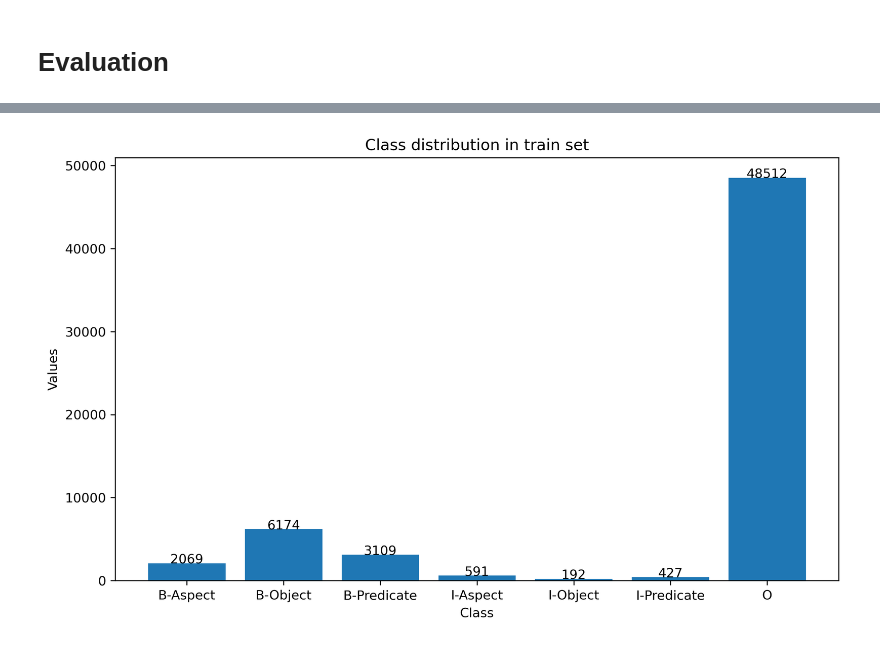
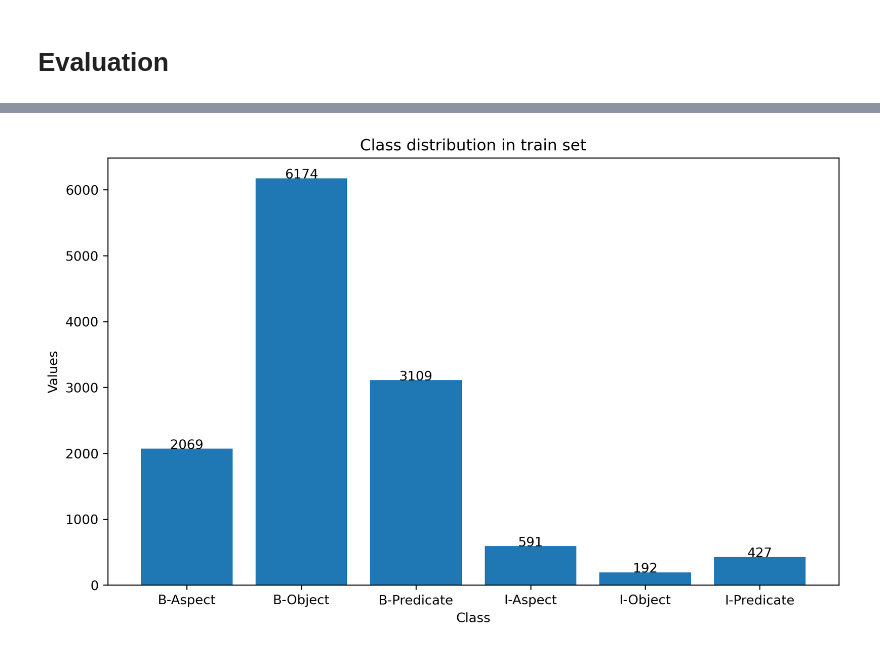
Before and after one commit to sherkidanil/DPO_Intro2NLP, a Jupyter notebook: HW materials/semantic-role-labelling/baseline.ipynb, the cells around one changed output, grey strips where cells are left out. Saved outputs shown, nothing was run; the diff lists cells and outputs as text; code cells hidden in the pictures.

```diff
--- a/HW materials/semantic-role-labelling/baseline.ipynb
+++ b/HW materials/semantic-role-labelling/baseline.ipynb
@@ -255,17 +266,17 @@ Strict подход требует, чтобы все классы были пр
 # %%
 # Check the dataset imbalanced or not
 
 import numpy as np
 dist = np.unique(np.concatenate(np.array(training_data)[:,1]), return_counts = True)
 labels, values = dist
 
 plt.figure(figsize=(10, 6), dpi = 300)
-plt.bar(labels, values)
+plt.bar(labels[:-1], values[:-1])
 plt.xlabel('Class')
 plt.ylabel('Values')
 plt.title('Class distribution in train set')
-for i, value in enumerate(values):
+for i, value in enumerate(values[:-1]):
     plt.text(i, value + 0.01, str(round(value, 3)), ha='center')
 plt.show()
 # %% [output]
-[figure, old version]
+[figure, new version]
```
Also changed, not shown: parts of 3 cells of this notebook, 4 other files.
